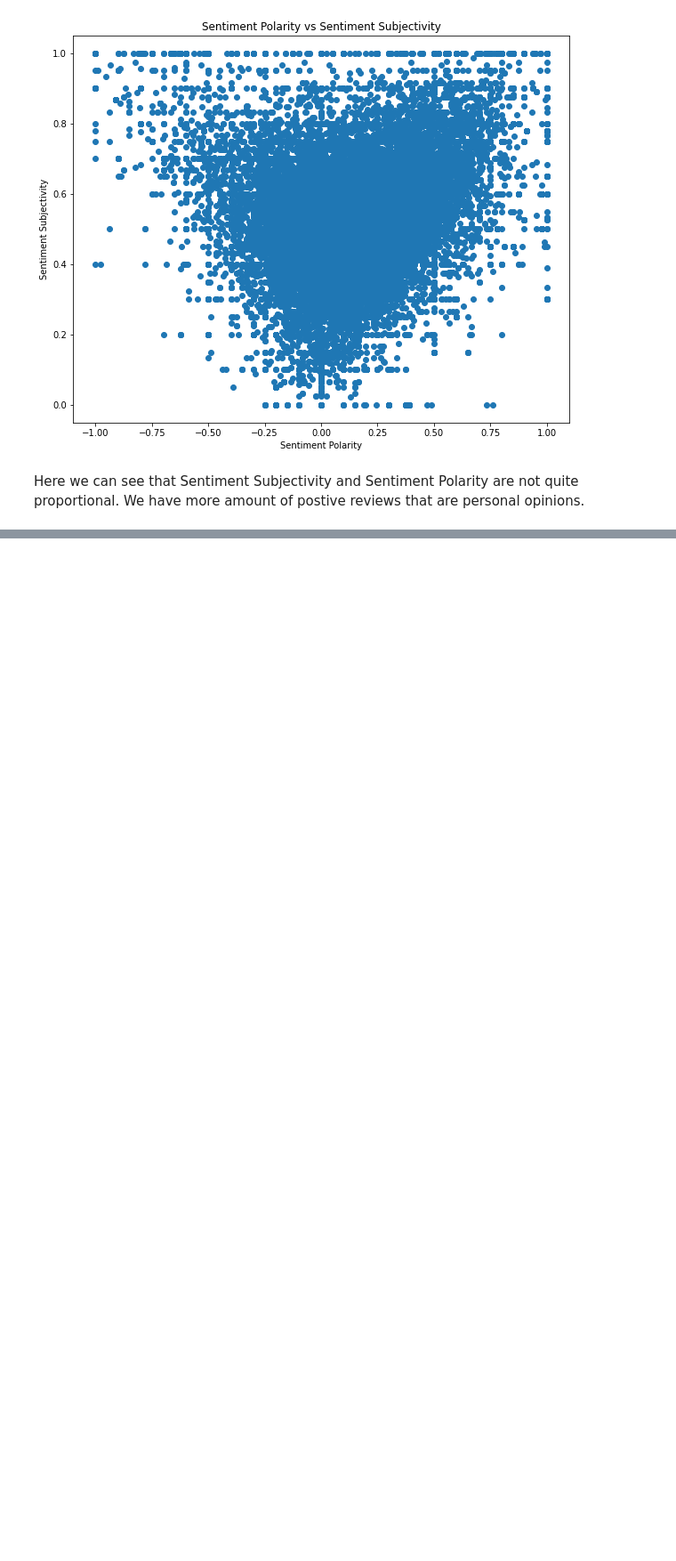
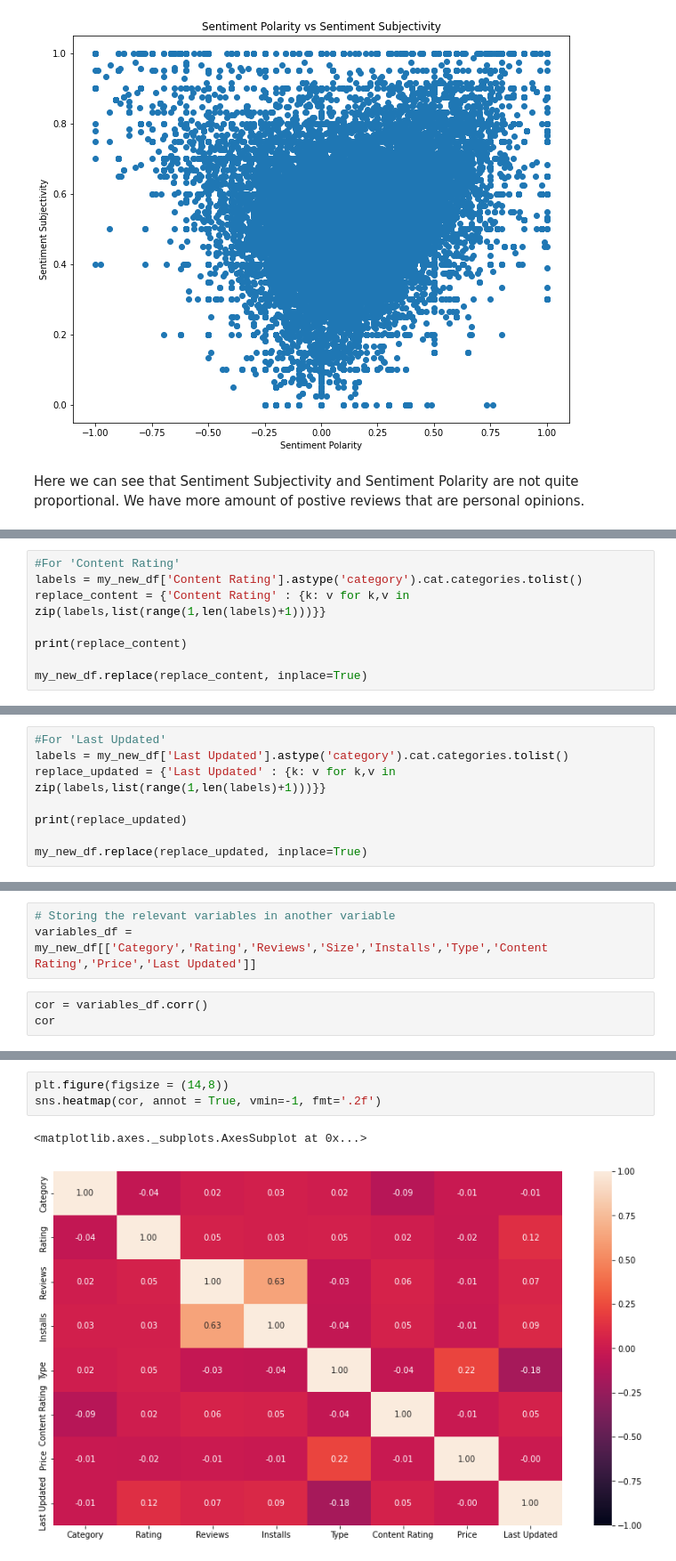
Before and after one commit to Pooja-Dalwani/PlayStoreAppReviewAnalysisEDA, a Jupyter notebook: Capstone_Project_PlayStoreAppReviewAnalysis.ipynb, the cells around one changed output, grey strips where cells are left out. Shown: that part at 89% size. Cells and saved outputs as stored; diff of their text form; blank space fills up the shorter version.

```diff
--- a/Capstone_Project_PlayStoreAppReviewAnalysis.ipynb
+++ b/Capstone_Project_PlayStoreAppReviewAnalysis.ipynb
@@ -588,0 +614,8 @@ Here we can see that Sentiment Subjectivity and Sentiment Polarity are not quite
+# %%
+#For 'Content Rating'
+labels = my_new_df['Content Rating'].astype('category').cat.categories.tolist()
+replace_content = {'Content Rating' : {k: v for k,v in zip(labels,list(range(1,len(labels)+1)))}}
+
+print(replace_content)
+
+my_new_df.replace(replace_content, inplace=True)
@@ -588,0 +624,8 @@ Here we can see that Sentiment Subjectivity and Sentiment Polarity are not quite
+# %%
+#For 'Last Updated'
+labels = my_new_df['Last Updated'].astype('category').cat.categories.tolist()
+replace_updated = {'Last Updated' : {k: v for k,v in zip(labels,list(range(1,len(labels)+1)))}}
+
+print(replace_updated)
+
+my_new_df.replace(replace_updated, inplace=True)
@@ -588,0 +652,6 @@ Here we can see that Sentiment Subjectivity and Sentiment Polarity are not quite
+# %%
+# Storing the relevant variables in another variable
+variables_df = my_new_df[['Category','Rating','Reviews','Size','Installs','Type','Content Rating','Price','Last Updated']]
+# %%
+cor = variables_df.corr()
+cor
@@ -588,0 +668,6 @@ Here we can see that Sentiment Subjectivity and Sentiment Polarity are not quite
+# %%
+plt.figure(figsize = (14,8))
+sns.heatmap(cor, annot = True, vmin=-1, fmt='.2f')
+# %% [output]
+<matplotlib.axes._subplots.AxesSubplot at 0x...>
+[figure, added]
```
Also changed, not shown: parts of 11 cells of this notebook.
